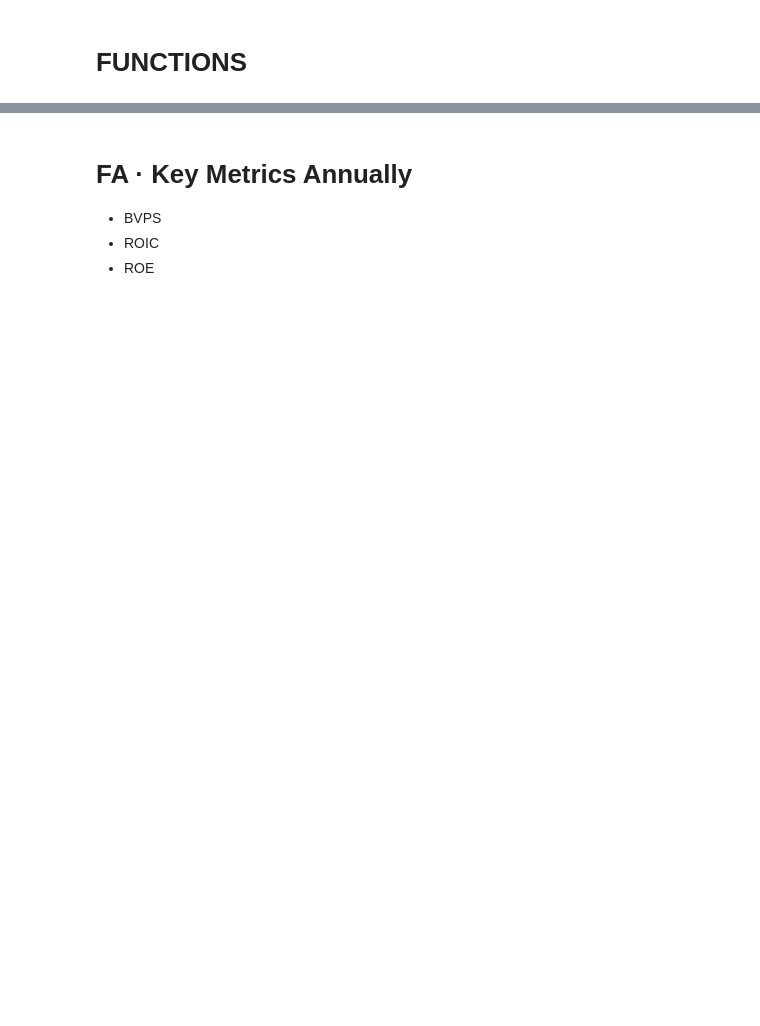
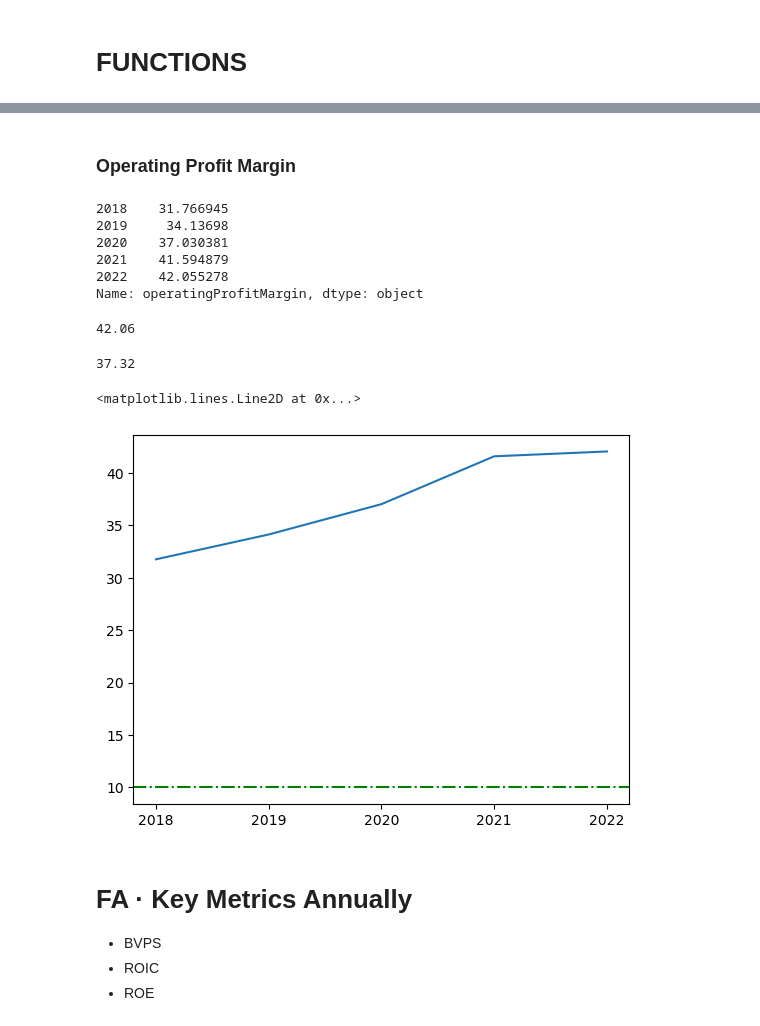
Before and after one commit to xitxat/FundamentalAnalysis, a Jupyter notebook: FA/Value01.ipynb, the cells around one changed output, grey strips where cells are left out. Saved outputs shown, nothing was run; the diff lists cells and outputs as text; code cells hidden in the pictures; blank space fills up the shorter version.

Commit message:
Operating Profit Margin

```diff
--- a/FA/Value01.ipynb
+++ b/FA/Value01.ipynb
@@ -32,0 +36,3 @@ def ExportCharts():
+# %%
+ratios_ttm = fa.financial_ratios(ticker, api_key, period="annual",  limit = 12)
+ratios_ttm
@@ -33,3 +57,34 @@ def ExportCharts():
+# %% [markdown]
+### Operating Profit Margin
+# %%
+operatingProfitMargin = ratios_ttm.loc['operatingProfitMargin'].iloc[::-1] # reverse date
+operatingProfitMargin = operatingProfitMargin*100
+operatingProfitMargin
+# %% [output]
+2018    31.766945
+2019     34.13698
+2020    37.030381
+2021    41.594879
+2022    42.055278
+Name: operatingProfitMargin, dtype: object
+# %%
+#   Operating Profit Margin _Current
+operatingProfitMargin_Current = operatingProfitMargin.iloc[-1]*100
+float(operatingProfitMargin_Current).__round__(2)
+# %% [output]
+42.06
+# %%
+#   Operating Profit Margin _5yr_Mean
+operatingProfitMargin_5yr_Mean = operatingProfitMargin.mean()*100
+float(operatingProfitMargin_5yr_Mean).__round__(2)
+# %% [output]
+37.32
+# %%
+plt.plot(operatingProfitMargin)
+plt.axhline(y=10, color='g', linestyle='-.')
+# %% [output]
+<matplotlib.lines.Line2D at 0x...>
+[figure, added]
 # %% [markdown]
 # FA · Key Metrics Annually
 
```
Also changed, not shown: parts of 7 cells of this notebook, 1 other file.
